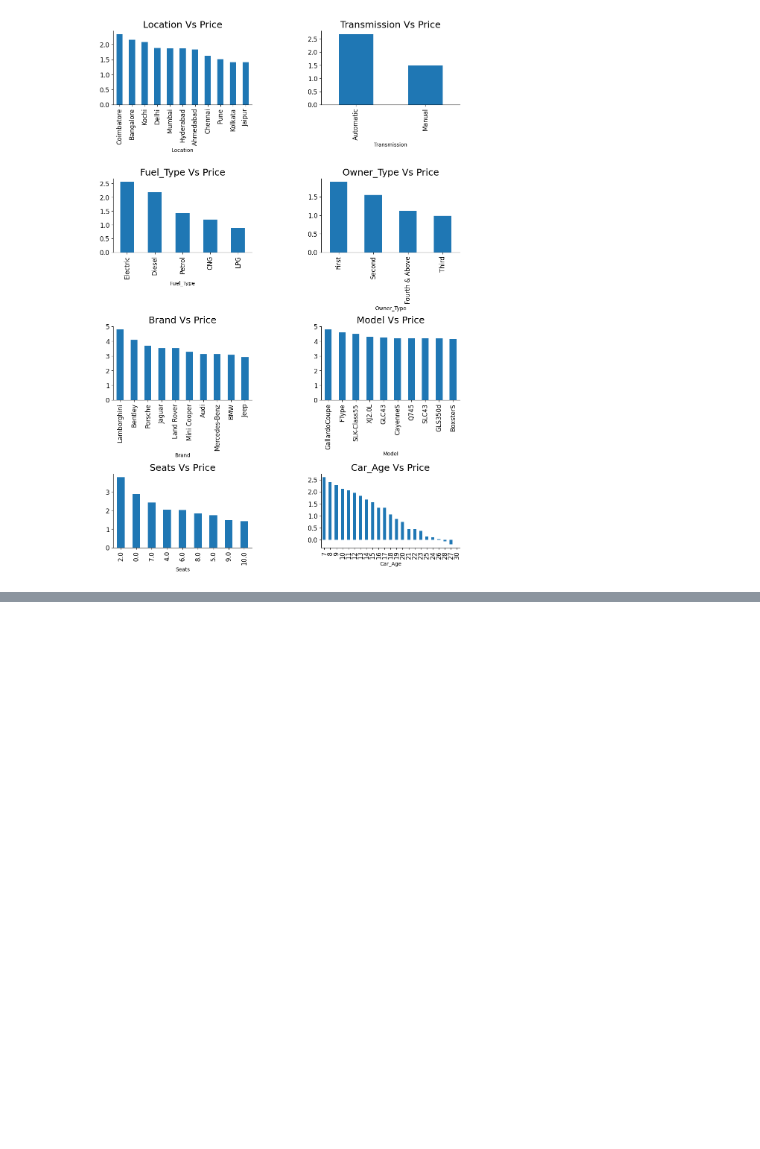
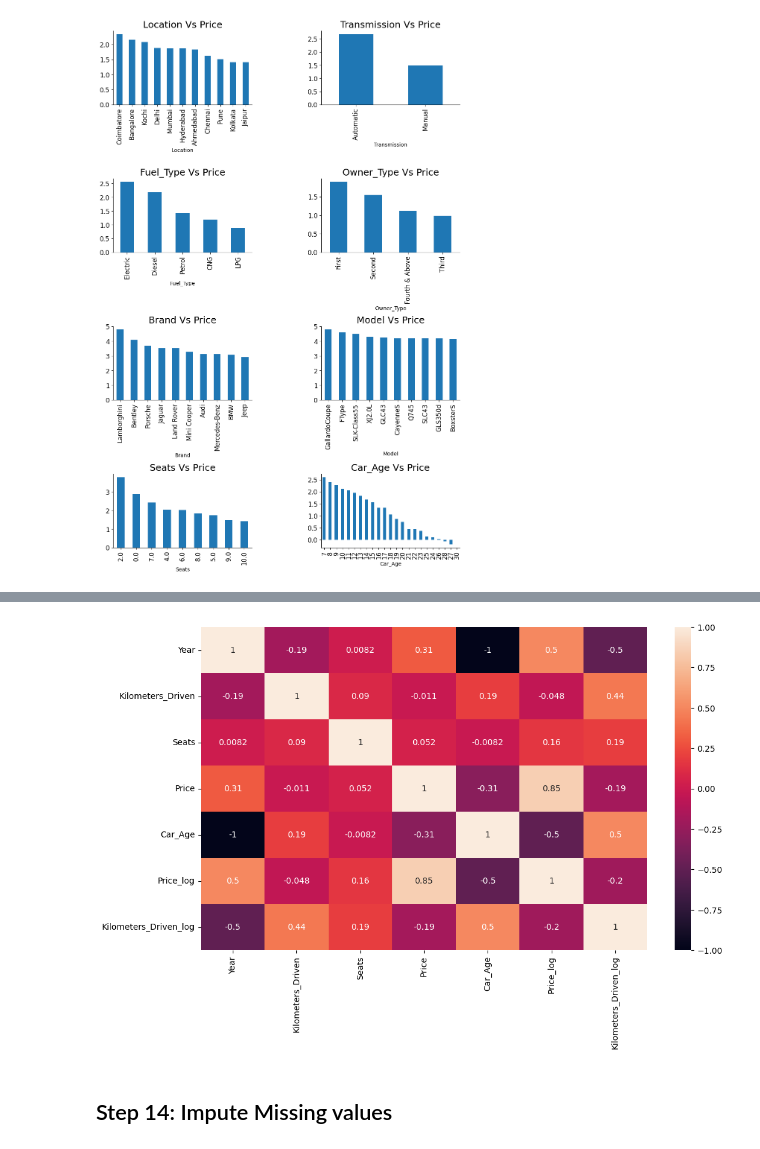
Before and after one commit to Nirajjj11/ml_learning, a Jupyter notebook: eda/eda_on_used_car_dataset.ipynb, the cells around one changed output, grey strips where cells are left out. Drawn from its saved outputs; the diff is of its cells as text; code cells hidden in the pictures; blank space fills up the shorter version.

```diff
--- a/eda/eda_on_used_car_dataset.ipynb
+++ b/eda/eda_on_used_car_dataset.ipynb
@@ -486,0 +497,11 @@ sns.despine()
+# %%
+plt.figure(figsize=(12, 7))
+
+numeric_data = data.select_dtypes(include=['number'])
+
+sns.heatmap(numeric_data.corr(), annot=True, vmin=-1, vmax=1)
+plt.show()
+# %% [output]
+[figure, added]
+# %% [markdown]
+## Step 14: Impute Missing values
```
Also changed, not shown: parts of 9 cells of this notebook.
